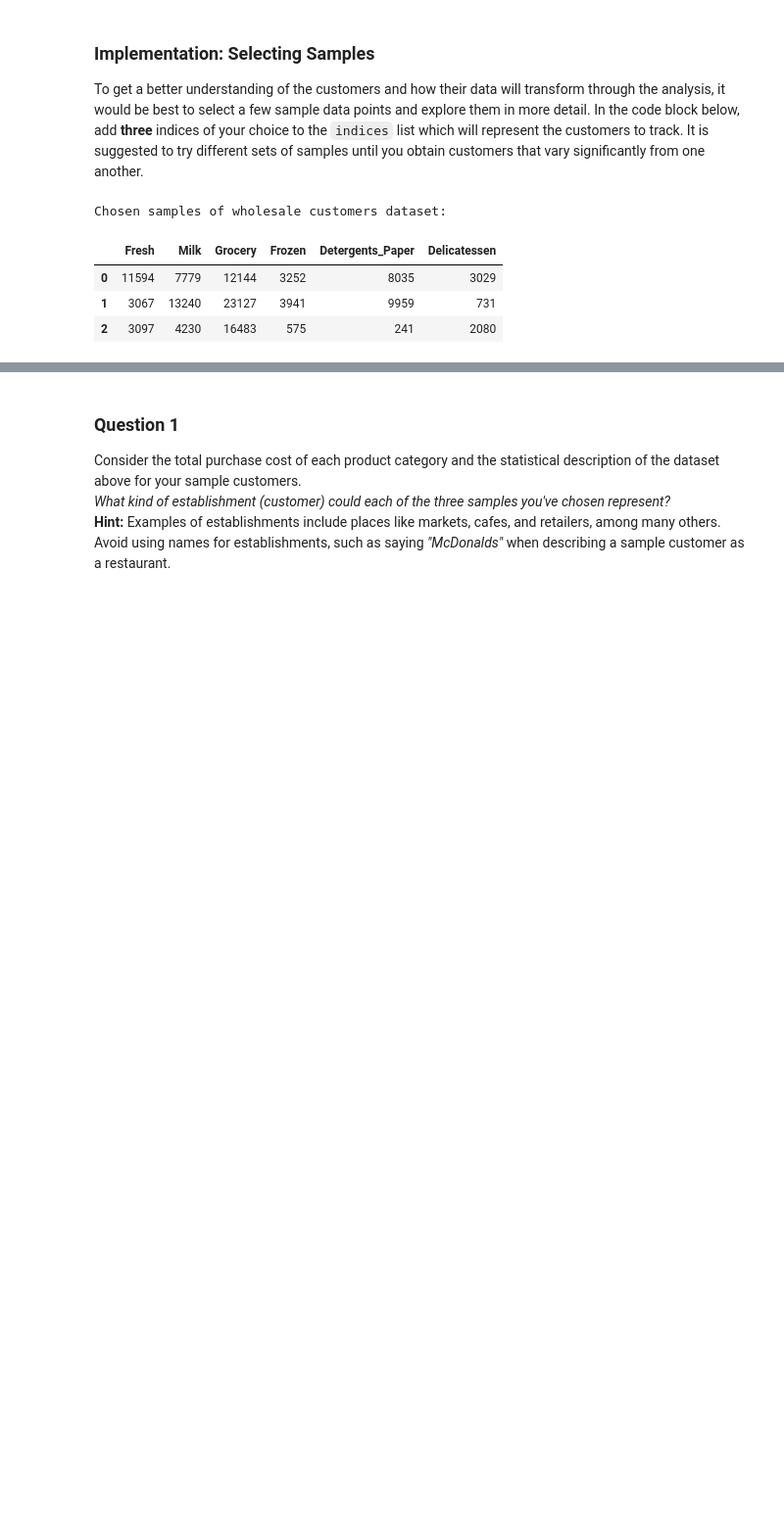
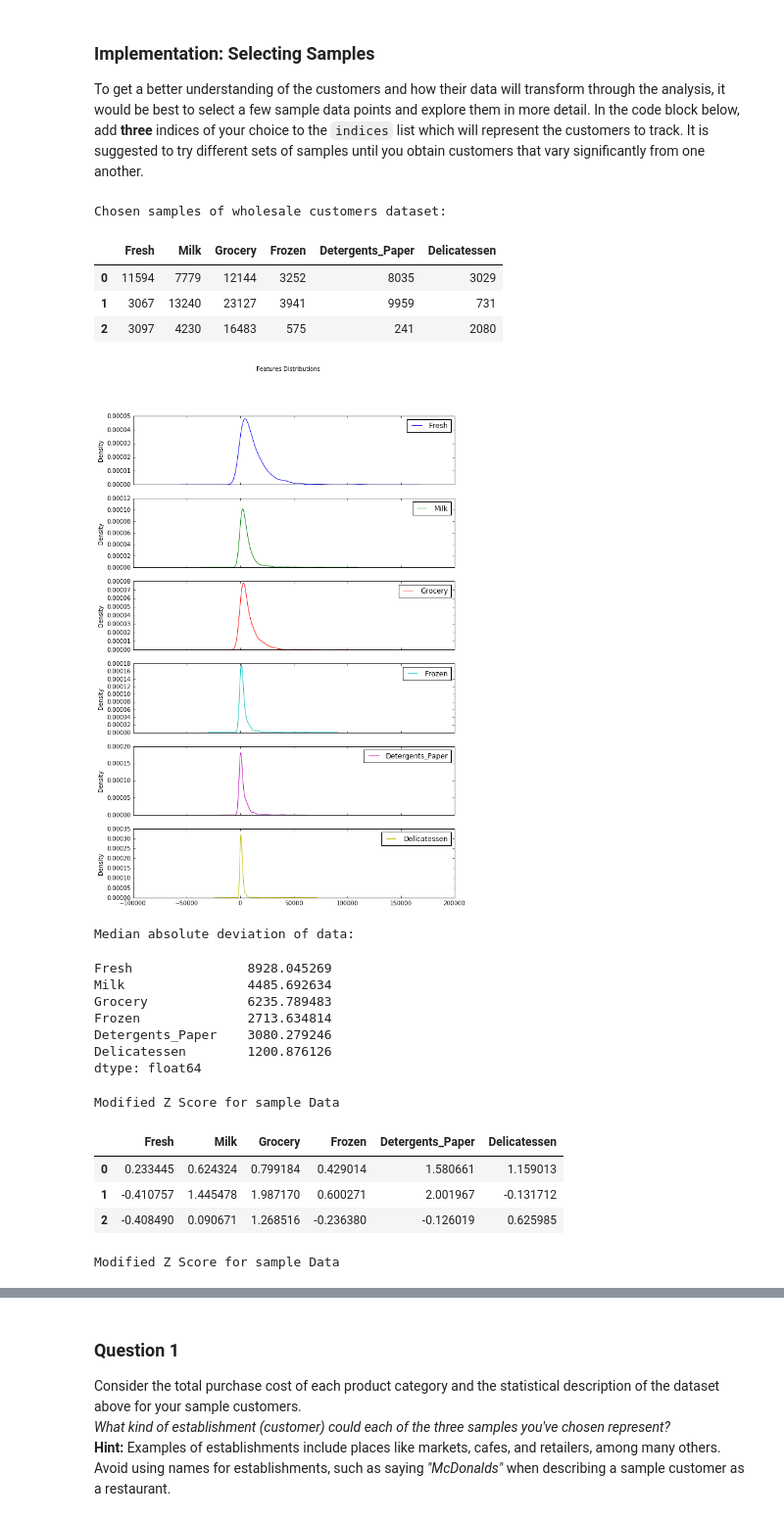
Before and after one commit to gabriel301/MLNanodregree, a Jupyter notebook: projects/customer_segments/customer_segments.ipynb, the cells around one changed output, grey strips where cells are left out. Shown at 98% size. Saved outputs shown, nothing was run; the diff lists cells and outputs as text; code cells hidden in the pictures; blank space fills up the shorter version.

```diff
--- a/projects/customer_segments/customer_segments.ipynb
+++ b/projects/customer_segments/customer_segments.ipynb
@@ -59,16 +74,45 @@ display(data.describe())
 ### Implementation: Selecting Samples
 To get a better understanding of the customers and how their data will transform through the analysis, it would be best to select a few sample data points and explore them in more detail. In the code block below, add **three** indices of your choice to the `indices` list which will represent the customers to track. It is suggested to try different sets of samples until you obtain customers that vary significantly from one another.
 # %%
+
 # TODO: Select three indices of your choice you wish to sample from the dataset
 indices = [100, 200, 430]
 
 # Create a DataFrame of the chosen samples
 samples = pd.DataFrame(data.loc[indices], columns = data.keys()).reset_index(drop = True)
 print "Chosen samples of wholesale customers dataset:"
 display(samples)
+data.plot(kind='density',figsize=(10,15),subplots=True,title="Features Distributions")
+plt.show()
+
+print "Median absolute deviation of data:"
+display(data.mad())
+
+print "Modified Z Score for sample Data"
+display(0.6745*(samples - data.median())/data.mad())
+
+plt.figure(figsize=(8,8))
+print "Modified Z Score for sample Data"
+sns.heatmap(0.6745*(samples - data.median())/data.mad(), annot=True, cbar=True, square=True,fmt='g')
+plt.show()
 # %% [output]
 Chosen samples of wholesale customers dataset:
 |  | Fresh | Milk | Grocery | Frozen | Detergents_Paper | Delicatessen |
 | 0 | 11594 | 7779 | 12144 | 3252 | 8035 | 3029 |
 | 1 | 3067 | 13240 | 23127 | 3941 | 9959 | 731 |
 | 2 | 3097 | 4230 | 16483 | 575 | 241 | 2080 |
+[figure, added]
+Median absolute deviation of data:
+Fresh               8928.045269
+Milk                4485.692634
+Grocery             6235.789483
+Frozen              2713.634814
+Detergents_Paper    3080.279246
+Delicatessen        1200.876126
+dtype: float64
+Modified Z Score for sample Data
+|  | Fresh | Milk | Grocery | Frozen | Detergents_Paper | Delicatessen |
+| 0 | 0.233445 | 0.624324 | 0.799184 | 0.429014 | 1.580661 | 1.159013 |
+| 1 | -0.410757 | 1.445478 | 1.987170 | 0.600271 | 2.001967 | -0.131712 |
+| 2 | -0.408490 | 0.090671 | 1.268516 | -0.236380 | -0.126019 | 0.625985 |
+Modified Z Score for sample Data
```
Also changed, not shown: parts of 22 cells of this notebook.
